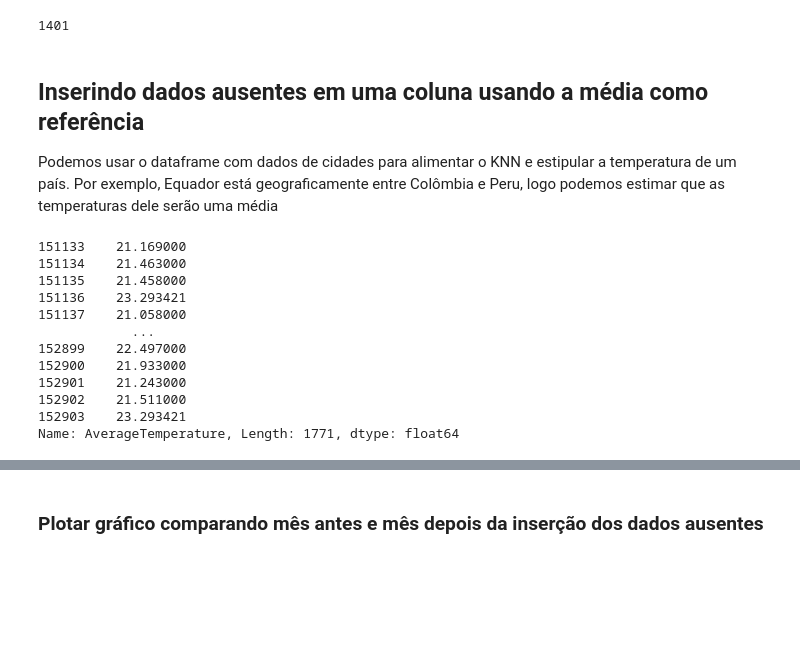
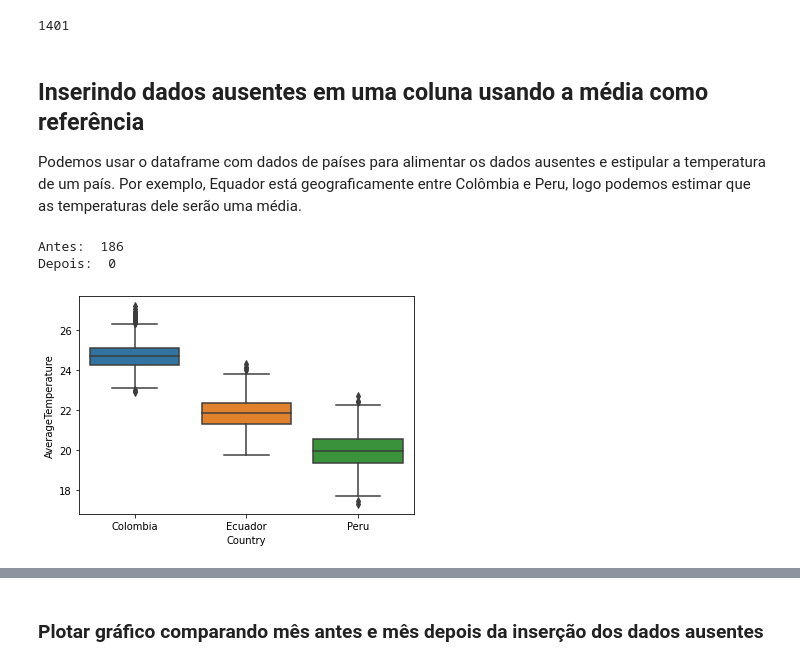
Before and after one commit to vss-2/IF697-Projeto-Data-Science, a Jupyter notebook: Climate_Change_Colab.ipynb, the cells around one changed output, grey strips where cells are left out. Cells and saved outputs as stored; diff of their text form; code cells hidden in the pictures; blank space fills up the shorter version.

Commit message:
Add files via upload
Arredondamento do sistema:
Boxplot ✔️
Historia do Equador ✔️
Analise da discretizacao ✔️
Remocao de SettingWithCopyWarning ✔️
KNN e MinMax nao funcionais ⚠️

```diff
--- a/Climate_Change_Colab.ipynb
+++ b/Climate_Change_Colab.ipynb
@@ -219,28 +219,36 @@ df_SA['AverageTemperature'].isnull().sum()
 1401
 # %% [markdown]
 ## Inserindo dados ausentes em uma coluna usando a média como referência
-Podemos usar o dataframe com dados de cidades
-para alimentar o KNN e estipular a temperatura de um país.
+Podemos usar o dataframe com dados de países
+para alimentar os dados ausentes e estipular a temperatura de um país.
 Por exemplo, Equador está geograficamente
 entre Colômbia e Peru, logo podemos estimar que as
-temperaturas dele serão uma média
+temperaturas dele serão uma média.
 # %%
 equador  = df_pais[df_pais['Country'] == 'Ecuador']
 colombia = df_pais[df_pais['Country'] == 'Colombia']
 peru     = df_pais[df_pais['Country'] == 'Peru']
 
-equador_fill = equador['AverageTemperature'].fillna((equador['AverageTemperature'].mean()+colombia['AverageTemperature'].mean())/2)
-equador_fill
+print('Antes: ', equador['AverageTemperature'].isnull().sum())
+
+equador_fill['AverageTemperature'] = equador['AverageTemperature'].fillna((equador['AverageTemperature'].mean()+colombia['AverageTemperature'].mean())/2)
+
+print('Depois: ', equador_fill['AverageTemperature'].isnull().sum())
 # %% [output]
-151133    21.169000
-151134    21.463000
-151135    21.458000
-151136    23.293421
-151137    21.058000
-            ...
-152899    22.497000
-152900    21.933000
-152901    21.243000
-152902    21.511000
-152903    23.293421
-Name: AverageTemperature, Length: 1771, dtype: float64
+Antes:  186
+Depois:  0
+# %%
+import seaborn as sns
+import matplotlib.pyplot as plt
+
+dados_3_paises = df_pais[df_pais['Country'].isin(['Colombia', 'Peru', 'Ecuador'])]
+
+# Removendo duas colunas e categorias desnecessárias
+dados_3_paises.drop(columns=['AverageTemperatureUncertainty', 'dt'], axis=1, inplace=True)
+dados_3_paises.Country.cat.remove_unused_categories(inplace=True)
+
+sns.boxplot(x="Country", y="AverageTemperature", data=dados_3_paises)
+
+plt.show()
+# %% [output]
+[figure, added]
```
Also changed, not shown: parts of 8 cells of this notebook.
